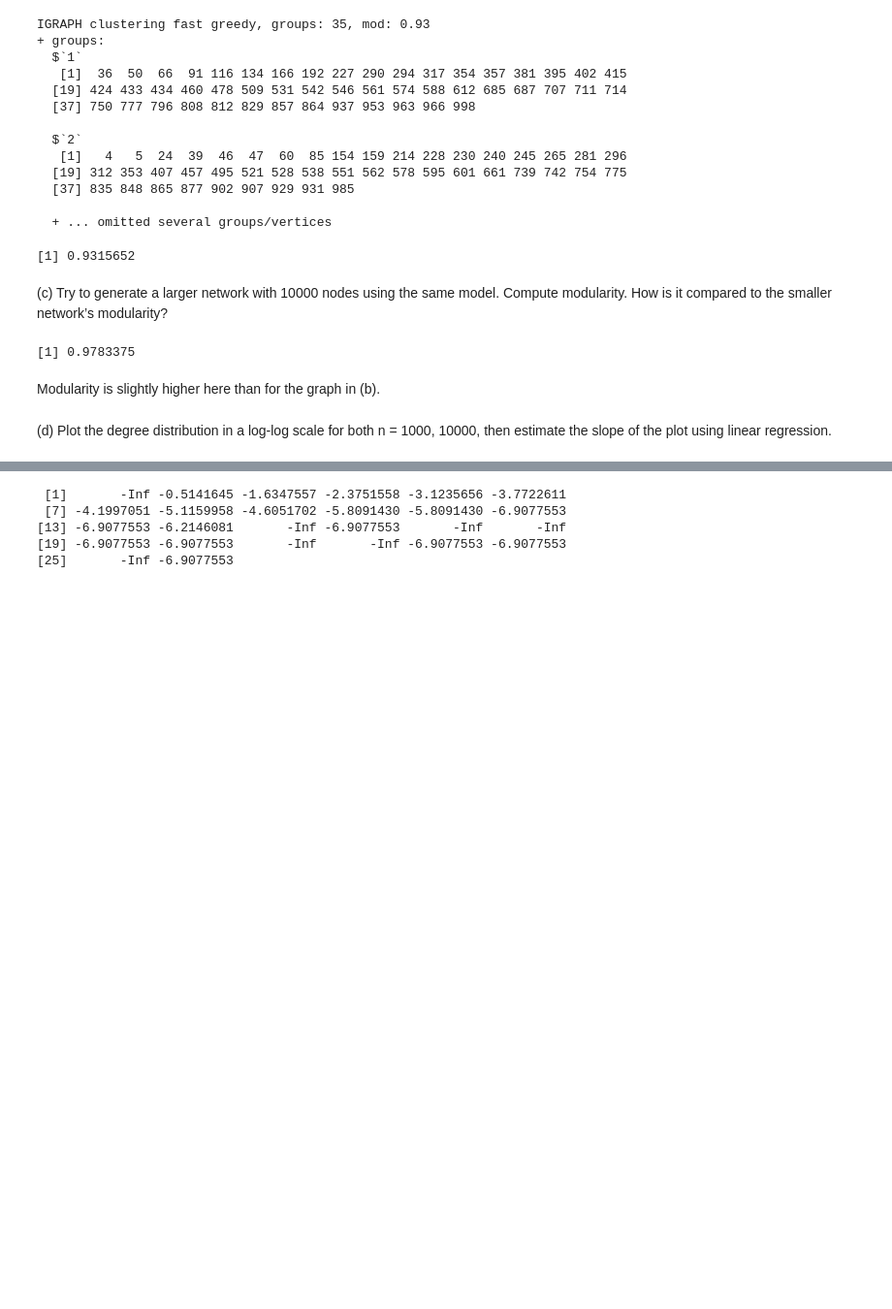
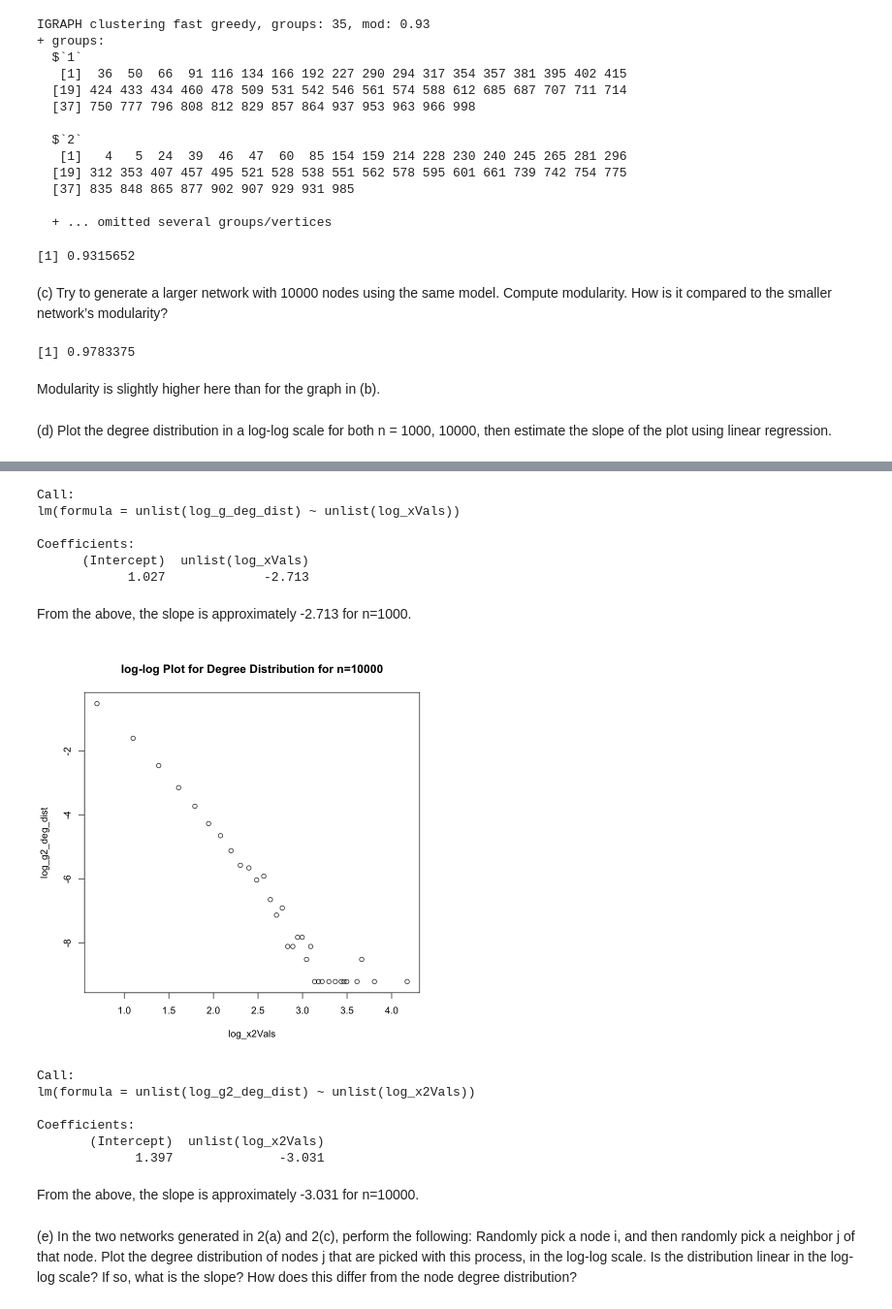
Before and after one commit to morgworth/ece232_team, a Jupyter notebook: Project 1/Morgan Project1.ipynb, the cells around one changed output, grey strips where cells are left out. Shown at 97% size. Saved outputs shown, nothing was run; the diff lists cells and outputs as text; code cells hidden in the pictures; blank space fills up the shorter version.

```diff
--- a/Project 1/Morgan Project1.ipynb
+++ b/Project 1/Morgan Project1.ipynb
@@ -316,8 +323,40 @@ ERROR: Error in plot.window(xlim, ylim, log = log, ...): need finite 'ylim' valu
+# %%
+lm(unlist(log_g_deg_dist) ~ unlist(log_xVals))
+# %% [output]
+Call:
+lm(formula = unlist(log_g_deg_dist) ~ unlist(log_xVals))
+
+Coefficients:
+      (Intercept)  unlist(log_xVals)
+            1.027             -2.713
+# %% [markdown]
+From the above, the slope is approximately -2.713 for n=1000.
+# %%
+g2_deg_dist = degree.distribution(g2)
+x2Vals = 1:length(g2_deg_dist)
+log_g2_deg_dist = list()
+log_x2Vals = list()
+for(i in 1:length(g2_deg_dist)){
+    if(g2_deg_dist[i] != 0){
+        log_g2_deg_dist = append(log_g2_deg_dist, log(g2_deg_dist[i]))
+        log_x2Vals = append(log_x2Vals, log(i))
+    }
+}
+
+plot(log_x2Vals, log_g2_deg_dist, main="log-log Plot for Degree Distribution for n=10000")
+# %% [output]
+[figure, added]
 # %%
-log(degree.distribution(g))
+lm(unlist(log_g2_deg_dist) ~ unlist(log_x2Vals))
 # %% [output]
- [1]       -Inf -0.5141645 -1.6347557 -2.3751558 -3.1235656 -3.7722611
- [7] -4.1997051 -5.1159958 -4.6051702 -5.8091430 -5.8091430 -6.9077553
-[13] -6.9077553 -6.2146081       -Inf -6.9077553       -Inf       -Inf
-[19] -6.9077553 -6.9077553       -Inf       -Inf -6.9077553 -6.9077553
-[25]       -Inf -6.9077553
+Call:
+lm(formula = unlist(log_g2_deg_dist) ~ unlist(log_x2Vals))
+
+Coefficients:
+       (Intercept)  unlist(log_x2Vals)
+             1.397              -3.031
+# %% [markdown]
+From the above, the slope is approximately -3.031 for n=10000.
+# %% [markdown]
+(e) In the two networks generated in 2(a) and 2(c), perform the following:
+Randomly pick a node i, and then randomly pick a neighbor j of that node. Plot the degree distribution of nodes j that are picked with this process, in the log-log scale. Is the distribution linear in the log-log scale? If so, what is the slope? How does this differ from the node degree distribution?
```
Also changed, not shown: parts of 15 cells of this notebook.
